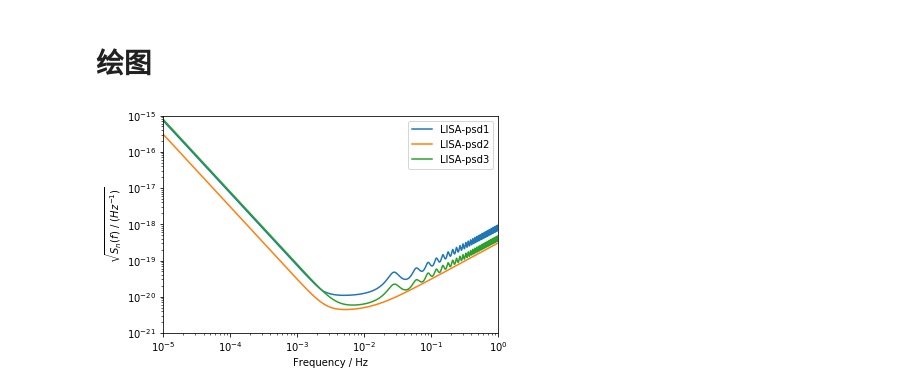
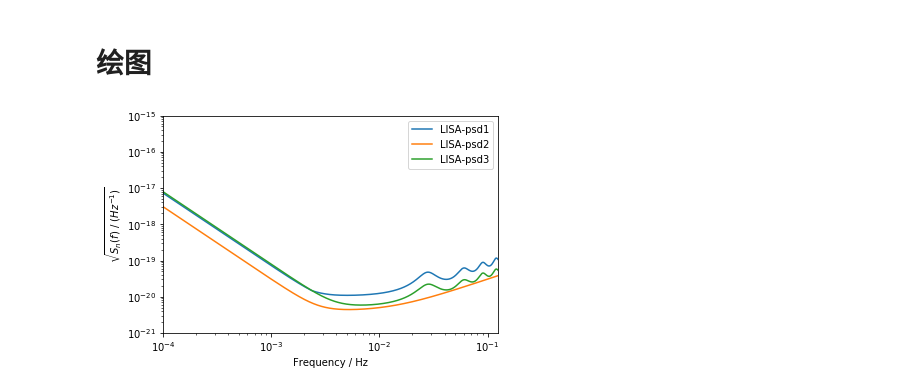
Before and after one commit to kelvin1020/matchGW, a Jupyter notebook: Setting_PSD.ipynb, the cells around one changed output. Cells and saved outputs as stored; diff of their text form; code cells hidden in the pictures.

```diff
--- a/Setting_PSD.ipynb
+++ b/Setting_PSD.ipynb
@@ -8,8 +9,8 @@ from scipy.interpolate import interp1d                   # interplate
 # %% [markdown]
 # 参数设置
 # %%
-sampFreq = 2.0                #采样频率(Sampling frequency)，单位时间样本点个数，应大于 2f（即Nyquist频率)
-duration = 655356.0           #信号持续时间(duration of signal)
+sampFreq = 0.25               #采样频率(Sampling frequency)，单位时间样本点个数，应大于 2f（即Nyquist频率)
+duration = 2**16          #信号持续时间(duration of signal)
 
 
 n = int(duration * sampFreq)#采样点数(Sampling Number), 有时也称为信号长度(Length of Signal)
@@ -22,10 +23,10 @@ freqIntrvl = sampFreq / n                     #傅里叶变换 频率分辨率(F
                                               #            = sampFreq / n
 
 
-f = sampFreq/2.0             #信号模式的最大频率
+f_max = sampFreq/2.0             #信号模式的最大频率
 
-print("采样频率为%dHz，信号持续时间%ds, 时域信号采样%d 个点"%(sampFreq,duration,n))
-print("信号中可分析最大频率为%fHz"%f)
+print("采样频率为%3.2fHz，信号持续时间%ds, 时域信号采样%d 个点"%(sampFreq,duration,n))
+print("信号中可分析最大频率为%fHz"%f_max)
 print("\n采样周期，即时域分辨率为%fs"%(sampIntrvl))
 print("信号频域的频率间隔，即频域分辨率为%fHz"%freqIntrvl);
 # %% [output]
@@ -39,8 +40,10 @@ print("信号频域的频率间隔，即频域分辨率为%fHz"%freqIntrvl);
 # %% [markdown]
 ## 利用psd模拟函数生成
 # %%
-#注意： 会有除0警告，可以忽略
-freqVec = np.linspace(0, 1, int(1/freqIntrvl))
+freqVec = np.linspace(0, freqIntrvl * (n-1), n)
+low_freq_cutoff0 = 1e-4
+
+
 #构建频率序列(必须等频率间隔)，这里我们开始于0Hz(必须开始于0，否则导入pyCBC的结果不对), 结束于1Hz，频率间隔为上面的freqIntrvl
 
 #LISA PSD 模拟函数
@@ -62,5 +65,5 @@ Physics, Astrophysics and Cosmology with Gravitational Waves. Living Rev Relativ
 '''
 
 #构建用于pyCBC的FrequencySeries
-psd1 = FrequencySeries(psd1, delta_f=freqIntrvl, epoch='', dtype=None, copy=True)
-psd2 = FrequencySeries(psd2, delta_f=freqIntrvl, epoch='', dtype=None, copy=True)
+psd1 = pycbc.psd.read.from_numpy_arrays(freqVec , psd1, n, freqIntrvl, low_freq_cutoff0)
+psd2 = pycbc.psd.read.from_numpy_arrays(freqVec , psd2, n, freqIntrvl, low_freq_cutoff0)
@@ -86,6 +92,8 @@ LISAcalPSD3 = interp1d(freqVecPre, psdPre, kind='cubic', fill_value="extrapolate
 #构建用于pyCBC的FrequencySeries
 psd3 = LISAcalPSD3(freqVec)
 psd3 = FrequencySeries(psd3, delta_f=freqIntrvl, epoch='', dtype=None, copy=True)
+
+psd3 = pycbc.psd.read.from_numpy_arrays(freqVec, psd3, n, freqIntrvl, low_freq_cutoff0)
 # %% [markdown]
 ## pycbc内置
 # %%
@@ -113,17 +121,17 @@ psd4 = pycbc.psd.from_string('aLIGOaLIGODesignSensitivityT1800044', n2, freqIntr
 # %%
 #绘制 频率 - sqrt(PSD) 图
 plt.figure()
 plt.loglog(psd1.sample_frequencies, np.sqrt(psd1), label = 'LISA-psd1')
 plt.loglog(psd2.sample_frequencies, np.sqrt(psd2), label = 'LISA-psd2')
 plt.loglog(psd3.sample_frequencies, np.sqrt(psd3), label = 'LISA-psd3')
-plt.xlim(1e-5,1e0)
+plt.xlim(1e-4, f_max)
 plt.ylim(1e-21,1e-15)
 plt.xlabel("Frequency / Hz")
 plt.ylabel("$\sqrt{S_{n}(f) \ / \ (Hz^{-1})}$")
 plt.legend()
 plt.show()
 # %% [output]
-[figure, old version]
+[figure, new version]
 # %%
 #绘制 频率 - sqrt(PSD) 图
 plt.figure()
```
Also changed, not shown: parts of 4 cells of this notebook, 1 other file.
